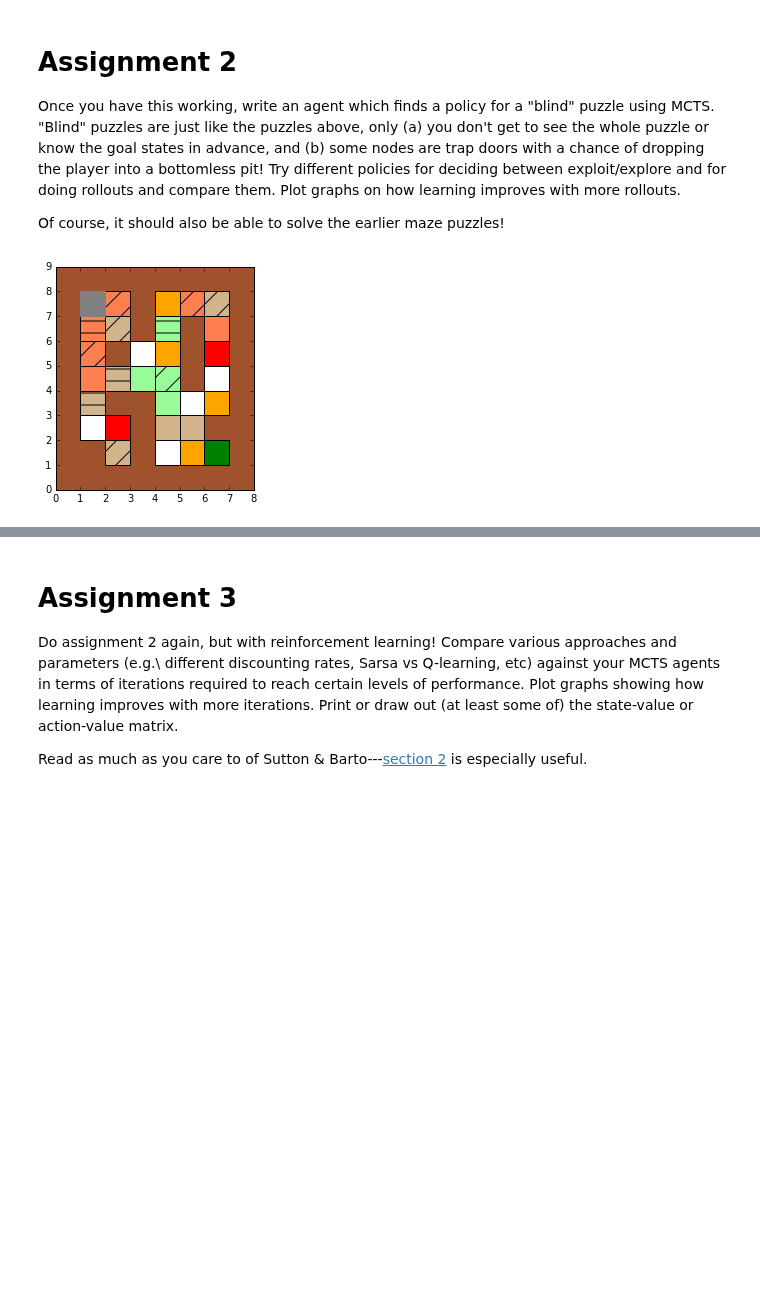
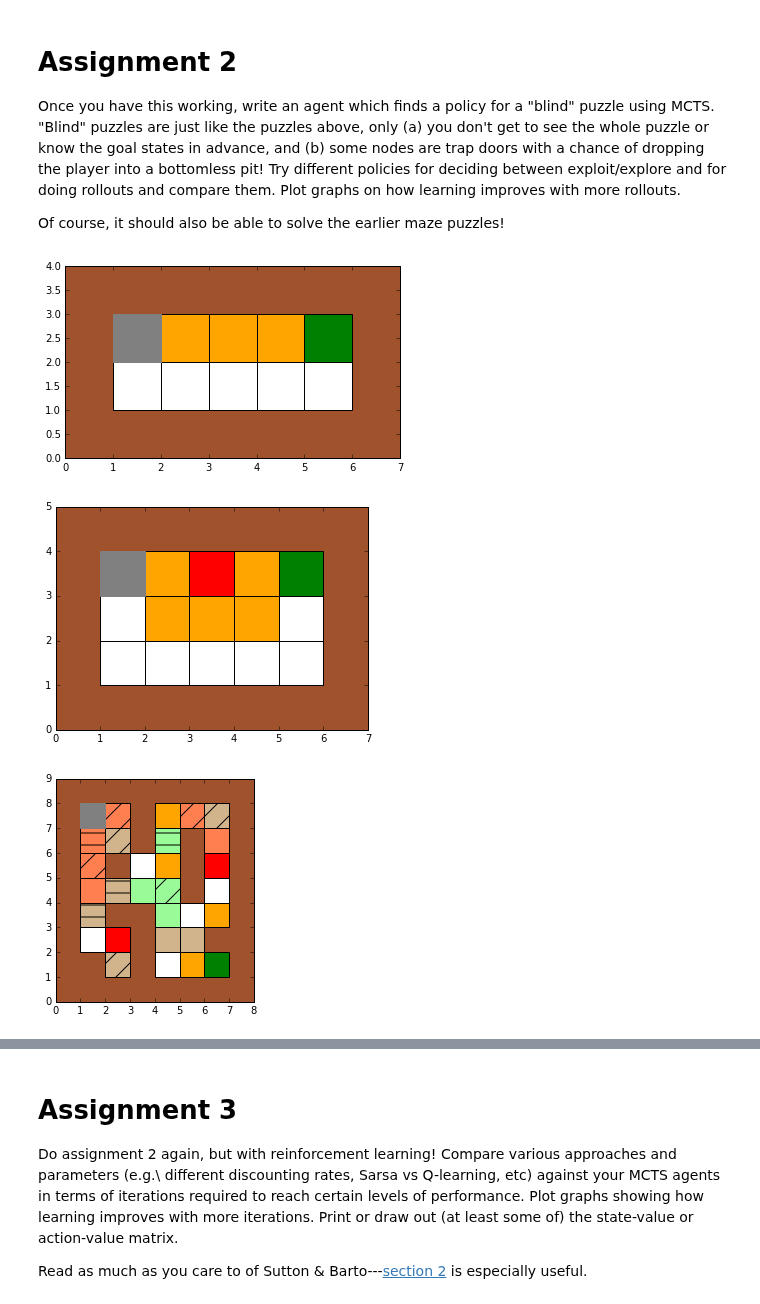
Before and after one commit to JoeOsborn/spcs-ai, a Jupyter notebook: projects/3-mazes/Mujica.ipynb, the cells around one changed output, grey strips where cells are left out. Cells and saved outputs as stored; diff of their text form; code cells hidden in the pictures; blank space fills up the shorter version.

```diff
--- a/projects/3-mazes/Mujica.ipynb
+++ b/projects/3-mazes/Mujica.ipynb
@@ -615,34 +640,41 @@ def maze5():
         "#.....#",
         "#######"
     ])
 
+maze5 = maze5()
+maze5.draw()
 
 def maze6():
     return Maze([
         "#######",
         "#@?!?X#",
         "#.???.#",
         "#.....#",
         "#######"
     ])
+
+maze6 = maze6()
+maze6.draw()
 
 def maze7():
     return Maze([
         "########",
         "#@0#?01#",
         "#A1#C#a#",
         "#0#.?#!#",
         "#aBc2#.#",
         "#B##c.?#",
         "#.!#bb##",
         "##1#.?X#",
         "########"
     ])
 
 maze7 = maze7()
 maze7.draw()
 # %% [output]
-[figure, old version]
+[figure, new version]
+[figure, added]
+[figure, added]
 # %%
 def maze7():
     return Maze([
```
Also changed, not shown: parts of 6 cells of this notebook, 1 other file.
